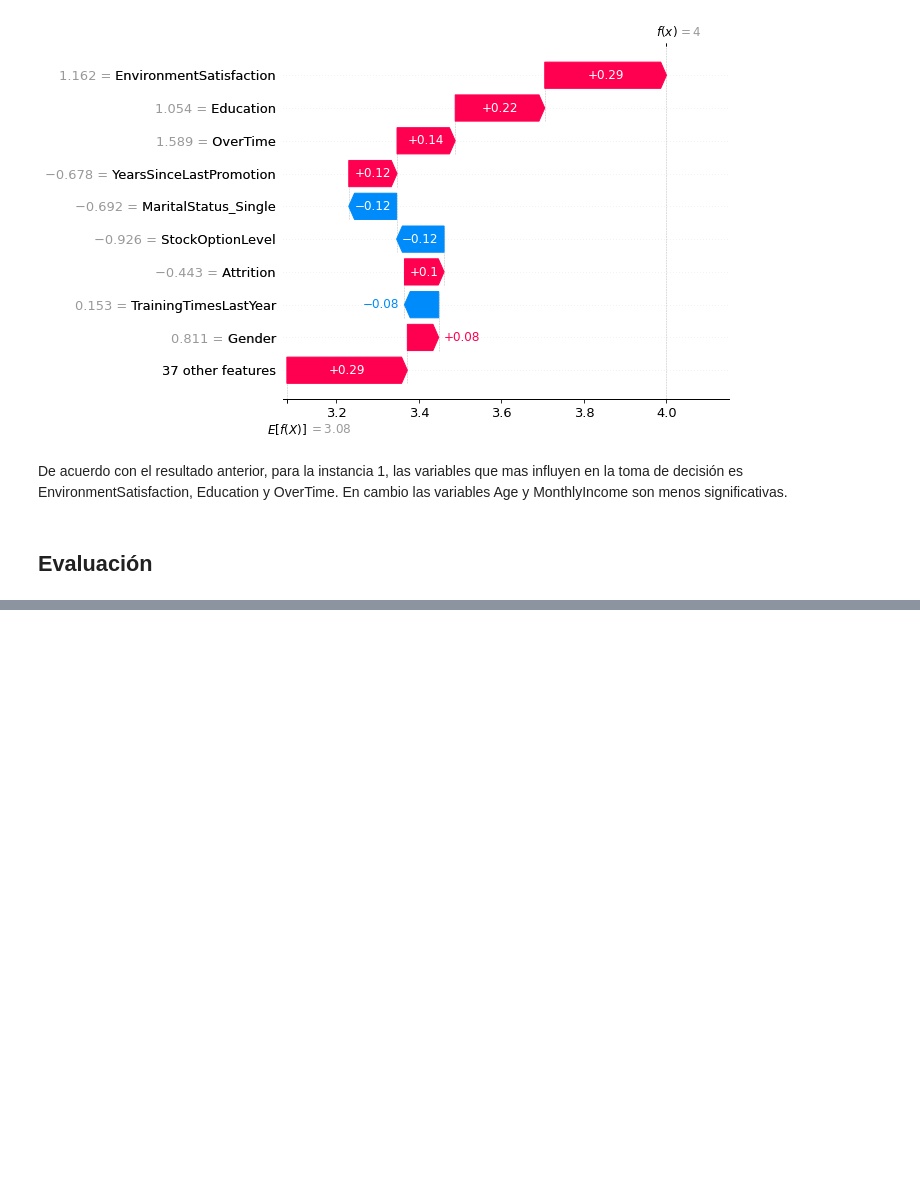
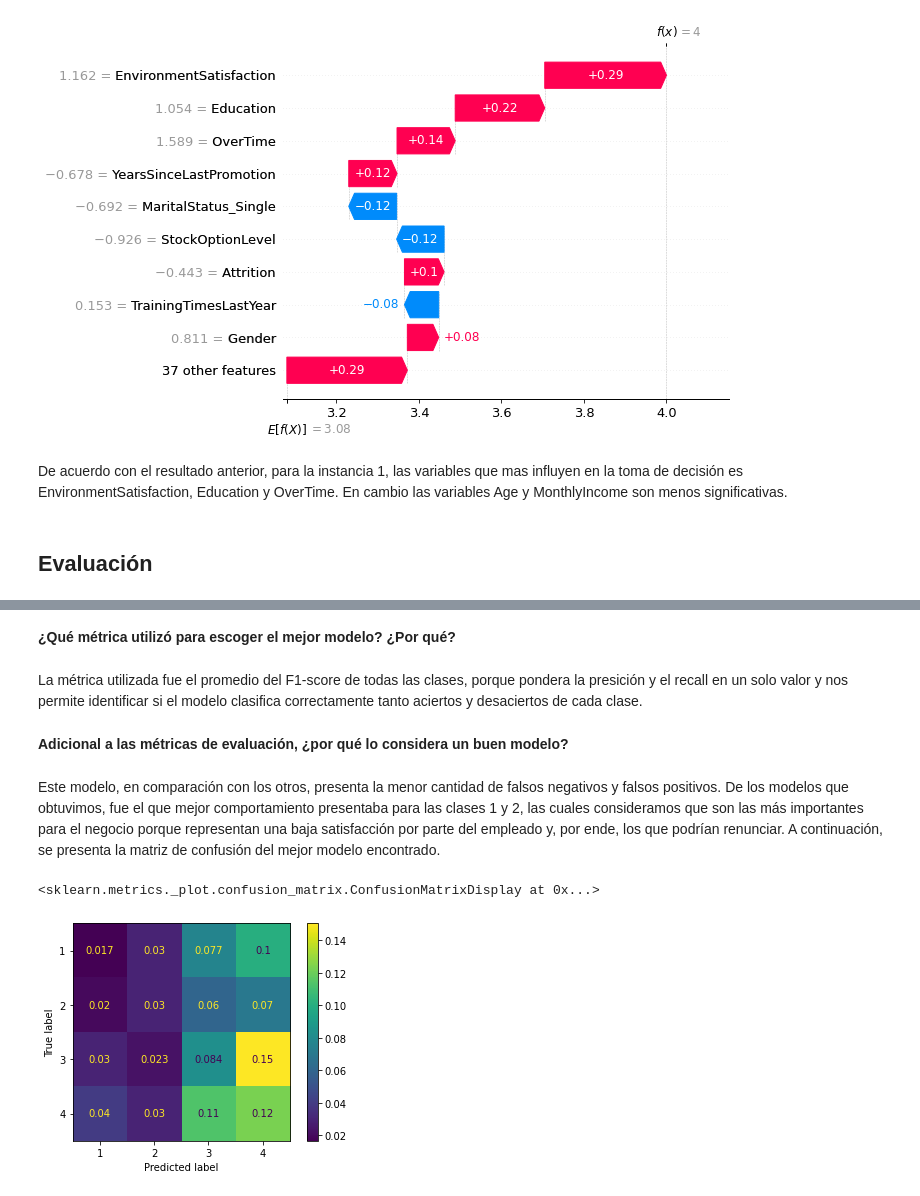
Before and after one commit to MaldonadoVihlai/taller_cda, a Jupyter notebook: taller3/taller3.ipynb, the cells around one changed output, grey strips where cells are left out. Drawn from its saved outputs; the diff is of its cells as text; code cells hidden in the pictures; blank space fills up the shorter version.

```diff
--- a/taller3/taller3.ipynb
+++ b/taller3/taller3.ipynb
@@ -1184,3 +1187,6 @@ processed_final_df.head()
+# %%
+data_val = processed_final_df[processed_final_df['JobSatisfaction'].isnull()]
+processed_final_df = processed_final_df.dropna(subset=['JobSatisfaction'])
 # %% [markdown]
 ## Construcción y selección del mejor modelo
 # %% [markdown]
@@ -1676,10 +1682,10 @@ De los modelos anteriores, observamos que el que mejor desempeño tiene en el co
 # %%
 #Mejor modelo
-pca = PCA(n_components=30)
+pca = PCA(n_components=20)
 X_train_standard_pca = pca.fit_transform(X_train_standard)
 X_test_standard_pca = pca.fit_transform(X_test_standard)
 
-gbm = xgboost_pca[7][3]
+gbm = xgboost_pca[2][3]
 predictions = gbm.predict(X_test_standard_pca)
 # %%
 saving_path='/content/'
@@ -1758,3 +1764,7 @@ shap.plots.waterfall(shap_values[1])
 De acuerdo con el resultado anterior, para la instancia 1, las variables que mas influyen en la toma de decisión es EnvironmentSatisfaction, Education y OverTime. En cambio las variables Age y MonthlyIncome son menos significativas.
 # %% [markdown]
 ## Evaluación
+# %%
+loaded_model = joblib.load('/content/xgboost_best_model.pkl')
+predictions = loaded_model.predict(X_test_standard_pca)
+print(classification_report(Y_test_standard, predictions))
@@ -1760,0 +1782,13 @@ De acuerdo con el resultado anterior, para la instancia 1, las variables que mas
+# %% [markdown]
+**¿Qué métrica utilizó para escoger el mejor modelo? ¿Por qué?**
+# %% [markdown]
+La métrica utilizada fue el promedio del F1-score de todas las clases,  porque pondera la presición y el recall en un solo valor y nos permite identificar si el modelo clasifica correctamente tanto aciertos y desaciertos de cada clase.
+# %% [markdown]
+**Adicional a las métricas de evaluación, ¿por qué lo considera un buen modelo?**
+# %% [markdown]
+Este modelo, en comparación con los otros, presenta la menor cantidad de falsos negativos y falsos positivos. De los modelos que obtuvimos, fue el que mejor comportamiento presentaba para las clases 1 y 2, las cuales consideramos que son las más importantes para el negocio porque representan una baja satisfacción por parte del empleado y, por ende, los que podrían renunciar.  A continuación, se presenta la matriz de confusión del mejor modelo encontrado.
+# %%
+ConfusionMatrixDisplay.from_predictions(Y_test_standard.astype(int), predictions, normalize = 'all')
+# %% [output]
+<sklearn.metrics._plot.confusion_matrix.ConfusionMatrixDisplay at 0x...>
+[figure, added]
```
Also changed, not shown: parts of 74 cells of this notebook.
